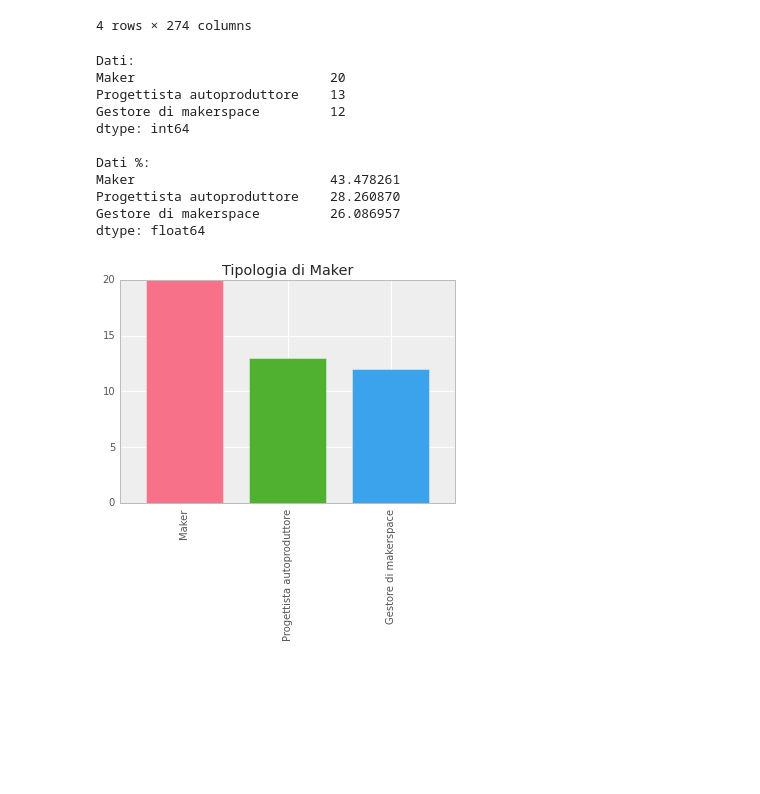
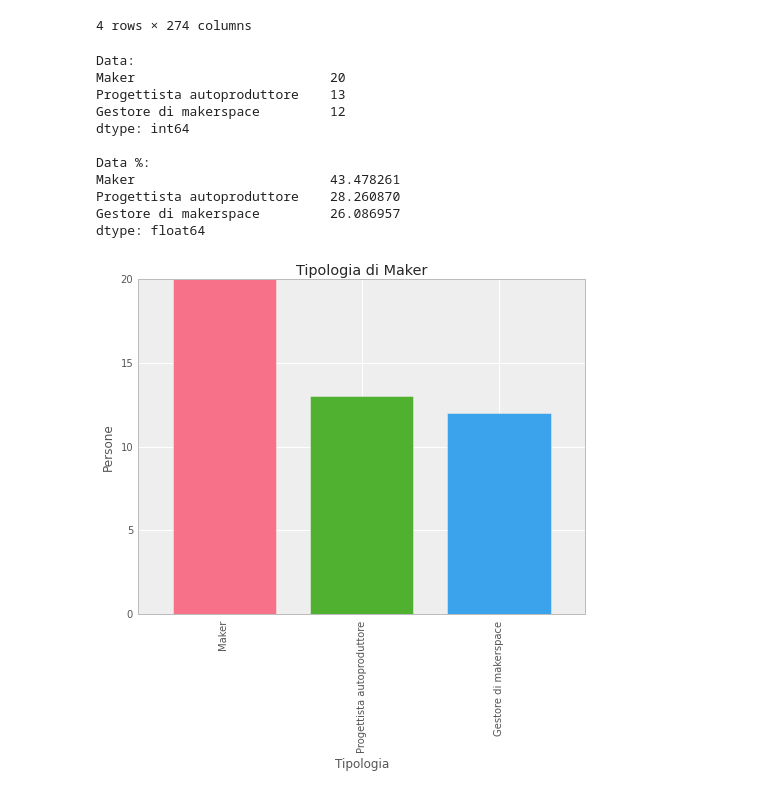
Before and after one commit to openp2pdesign/Makers-Inquiry---Analysis, a Jupyter notebook: Q001.ipynb, the cells around one changed output. Cells and saved outputs as stored; diff of their text form; code cells hidden in the pictures; blank space fills up the shorter version.

```diff
--- a/Q001.ipynb
+++ b/Q001.ipynb
@@ -68,26 +68,29 @@ data[0:4] # Equals to data.head()
 4 rows × 274 columns
 # %%
 profile = data["Q001"].value_counts()
-print "Dati:"
+print "Data:"
 print profile
 print ""
-print "Dati %:"
+print "Data %:"
 print data["Q001"].value_counts(normalize=True) * 100
 
 # Plot the data
+plt.figure(figsize=(8,6))
+plt.xlabel('Tipologia')
+plt.ylabel('Persone')
 my_colors = seaborn.color_palette("husl", len(profile)) # Set color palette
 profile.plot(kind='bar',title="Tipologia di Maker",color=my_colors)
 plt.savefig("pdf/Q001-Tipologia di Maker.pdf") # Save pdf
 # %% [output]
-Dati:
+Data:
 Maker                         20
 Progettista autoproduttore    13
 Gestore di makerspace         12
 dtype: int64
 
-Dati %:
+Data %:
 Maker                         43.478261
 Progettista autoproduttore    28.260870
 Gestore di makerspace         26.086957
 dtype: float64
-[figure, old version]
+[figure, new version]
```
Also changed, not shown: 1 other file.
